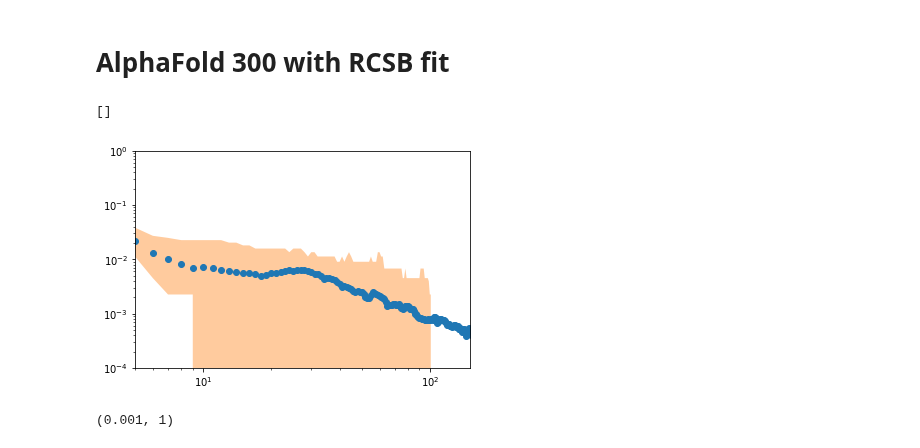
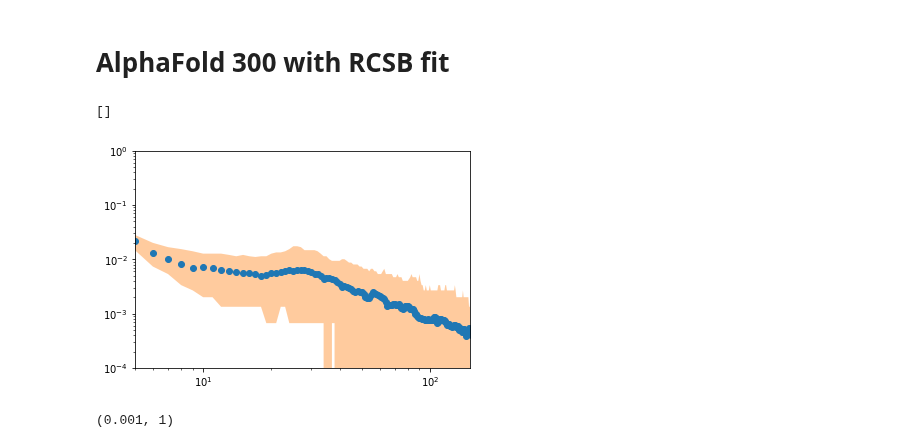
Before and after one commit to meyresearch/amino_acid_distance_distributions, a Jupyter notebook: scripts/fitting.ipynb, the cells around one changed output. Saved outputs shown, nothing was run; the diff lists cells and outputs as text; code cells hidden in the pictures.

```diff
--- a/scripts/fitting.ipynb
+++ b/scripts/fitting.ipynb
@@ -412,21 +394,21 @@ chain: 299.00000000000006 \pm 110.04667896148138, H_N/2: 5.59118058864388 \pm 1.
 # %%
 af_data_300 = np.load("../data/alphafold/histogram_300_not_normed.npy", allow_pickle=True)
 af_mean_300 = np.mean(af_data_300, axis=0)
 af_norm_300 = af_mean_300 / np.sum(af_mean_300)
 af_lb = np.quantile(data_300, q=0.05, axis=0)
 af_ub = np.quantile(data_300, q=0.95, axis=0)
 af_norm_lb_300 = af_lb / np.sum(af_mean_300)
 af_norm_ub_300 = af_ub / np.sum(af_mean_300)
-af_weights = af_norm_ub - af_norm_lb
-af_x = np.linspace(1, 300, 300)[:-1]
+af_weights = af_norm_ub_300 - af_norm_lb_300
+af_x = np.linspace(1, 350, 350)[:-1]
 plt.scatter(af_x, af_norm_300)
-plt.fill_between(af_x, af_norm_ub, af_norm_lb, alpha=0.4, zorder=-1)
+plt.fill_between(af_x, af_norm_ub_300, af_norm_lb_300, alpha=0.4, zorder=-1)
 plt.xlim(5, 150)
 plt.ylim(0.0001, 1)
 plt.loglog()
 # %% [output]
 []
-[figure, old version]
+[figure, new version]
 # %%
 plt.scatter(af_x, af_norm_300, label="AF")
 plt.scatter(x_300, norm_300, label="PDB")
```
Also changed, not shown: parts of 21 cells of this notebook, 2 other files.
